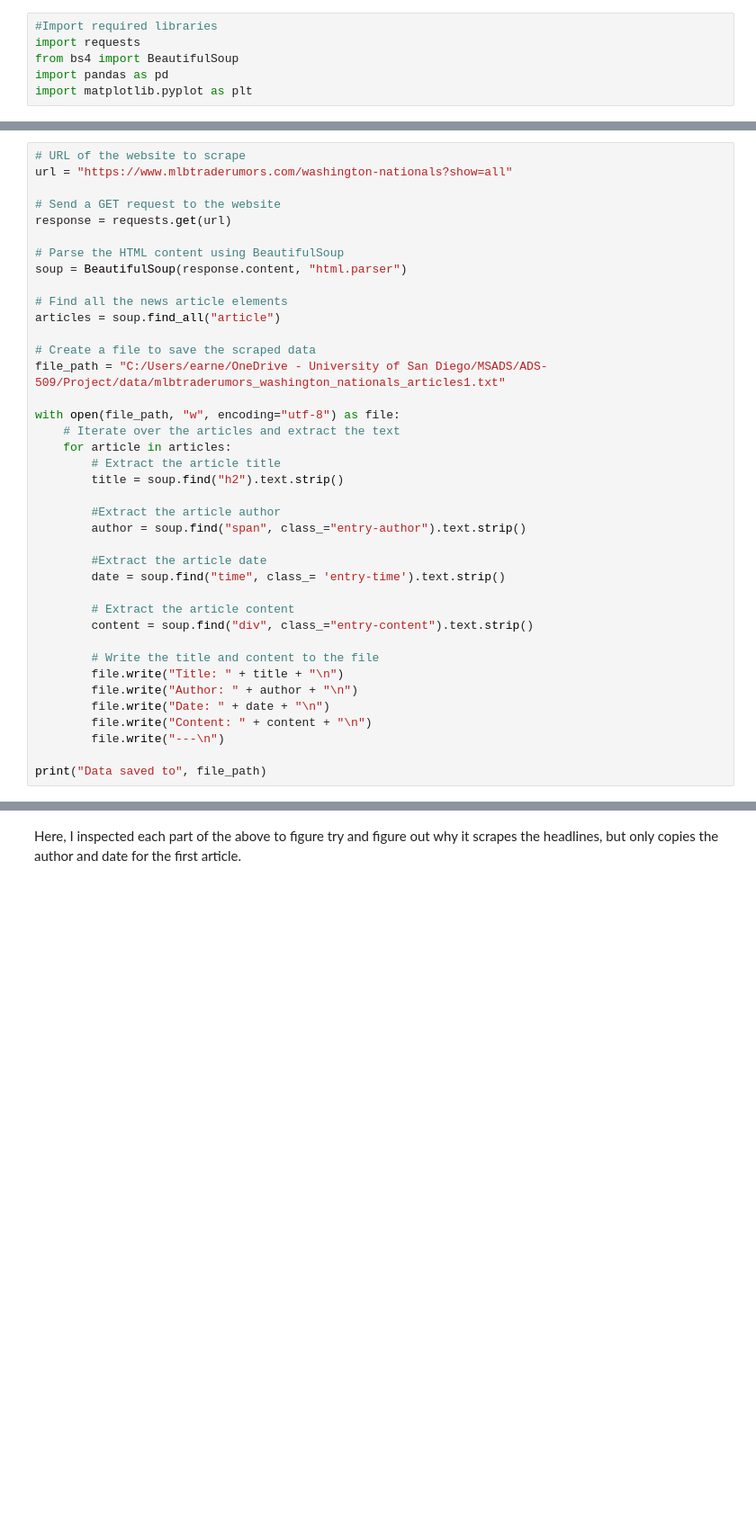
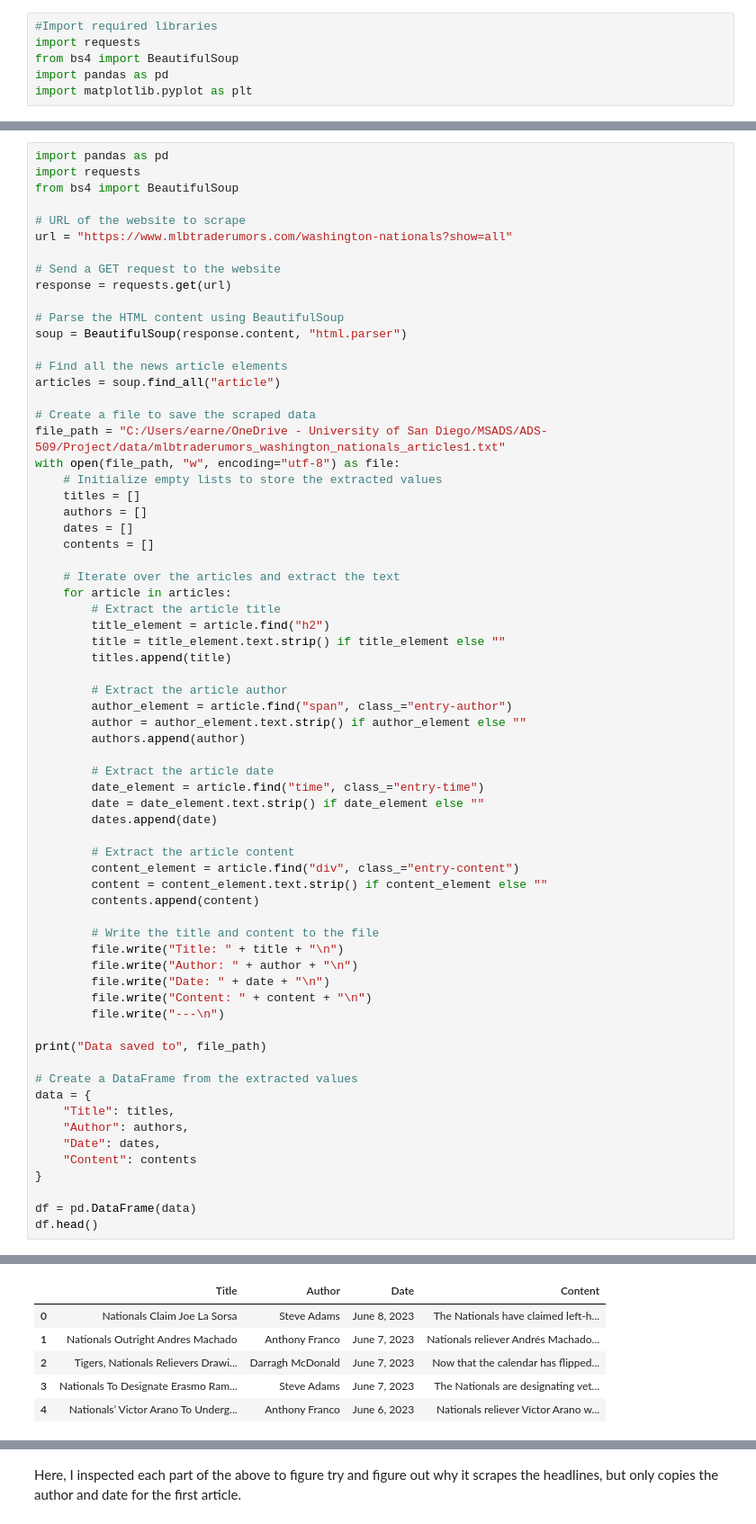
Before and after one commit to ApkimCA/AppliedTextMining_Team11, a Jupyter notebook: nationals_code.ipynb, the cells around one changed output, grey strips where cells are left out. Shown at 90% size. Drawn from its saved outputs; the diff is of its cells as text; blank space fills up the shorter version.

```diff
--- a/nationals_code.ipynb
+++ b/nationals_code.ipynb
@@ -23,41 +23,75 @@ The first step in our effort is to scrape blog post text from the mlbtraderumors
 # %%
+import pandas as pd
+import requests
+from bs4 import BeautifulSoup
+
 # URL of the website to scrape
 url = "https://www.mlbtraderumors.com/washington-nationals?show=all"
 
 # Send a GET request to the website
 response = requests.get(url)
 
 # Parse the HTML content using BeautifulSoup
 soup = BeautifulSoup(response.content, "html.parser")
 
 # Find all the news article elements
 articles = soup.find_all("article")
 
 # Create a file to save the scraped data
 file_path = "C:/Users/earne/OneDrive - University of San Diego/MSADS/ADS-509/Project/data/mlbtraderumors_washington_nationals_articles1.txt"
+with open(file_path, "w", encoding="utf-8") as file:
+    # Initialize empty lists to store the extracted values
+    titles = []
+    authors = []
+    dates = []
+    contents = []
 
-with open(file_path, "w", encoding="utf-8") as file:
     # Iterate over the articles and extract the text
     for article in articles:
         # Extract the article title
-        title = soup.find("h2").text.strip()
+        title_element = article.find("h2")
+        title = title_element.text.strip() if title_element else ""
+        titles.append(title)
 
-        #Extract the article author
-        author = soup.find("span", class_="entry-author").text.strip()
+        # Extract the article author
+        author_element = article.find("span", class_="entry-author")
+        author = author_element.text.strip() if author_element else ""
+        authors.append(author)
 
-        #Extract the article date
-        date = soup.find("time", class_= 'entry-time').text.strip()
+        # Extract the article date
+        date_element = article.find("time", class_="entry-time")
+        date = date_element.text.strip() if date_element else ""
+        dates.append(date)
 
         # Extract the article content
-        content = soup.find("div", class_="entry-content").text.strip()
+        content_element = article.find("div", class_="entry-content")
+        content = content_element.text.strip() if content_element else ""
+        contents.append(content)
 
         # Write the title and content to the file
         file.write("Title: " + title + "\n")
         file.write("Author: " + author + "\n")
         file.write("Date: " + date + "\n")
         file.write("Content: " + content + "\n")
         file.write("---\n")
 
 print("Data saved to", file_path)
+
+# Create a DataFrame from the extracted values
+data = {
+    "Title": titles,
+    "Author": authors,
+    "Date": dates,
+    "Content": contents
+}
+
+df = pd.DataFrame(data)
+df.head()
 # %% [output]
 Data saved to C:/Users/earne/OneDrive - University of San Diego/MSADS/ADS-509/Project/data/mlbtraderumors_washington_nationals_articles1.txt
+|  | Title | Author | Date | Content |
+| 0 | Nationals Claim Joe La Sorsa | Steve Adams | June 8, 2023 | The Nationals have claimed left-h... |
+| 1 | Nationals Outright Andres Machado | Anthony Franco | June 7, 2023 | Nationals reliever Andrés Machado... |
+| 2 | Tigers, Nationals Relievers Drawi... | Darragh McDonald | June 7, 2023 | Now that the calendar has flipped... |
+| 3 | Nationals To Designate Erasmo Ram... | Steve Adams | June 7, 2023 | The Nationals are designating vet... |
+| 4 | Nationals’ Victor Arano To Underg... | Anthony Franco | June 6, 2023 | Nationals reliever Víctor Arano w... |
```
Also changed, not shown: parts of 14 cells of this notebook.
